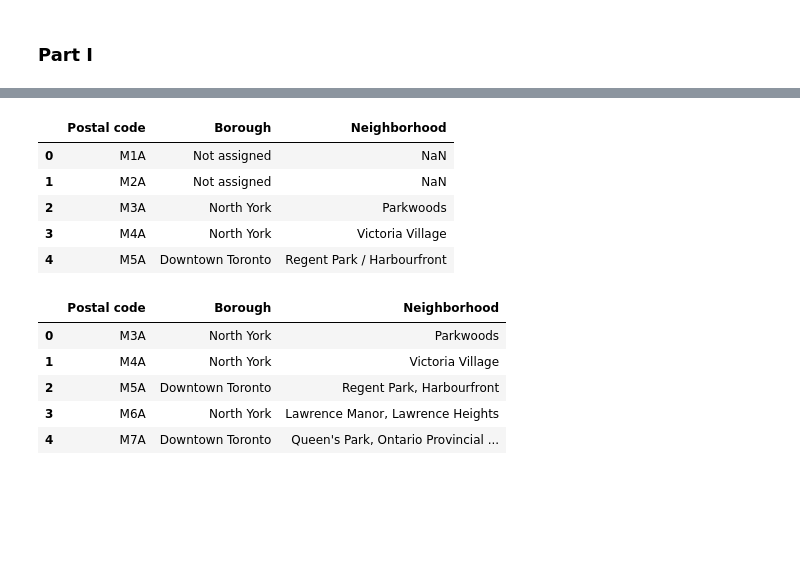
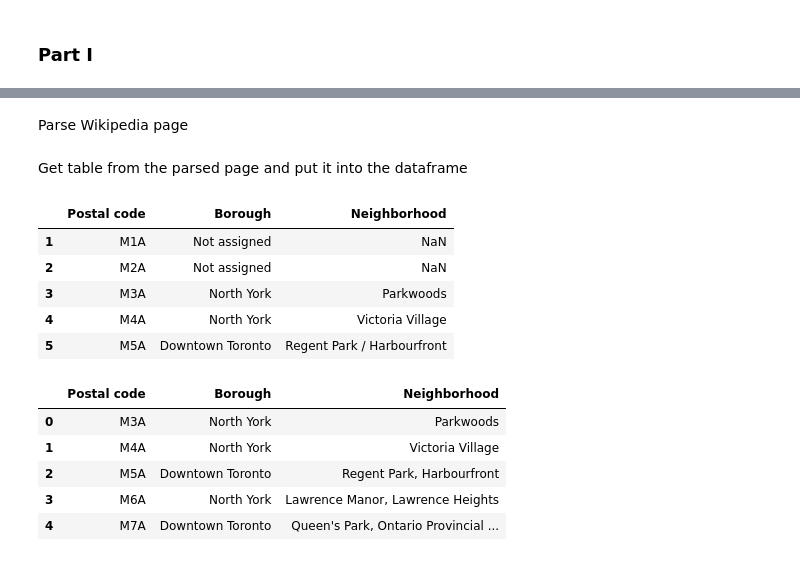
Before and after one commit to polinkov/DataScienceCapstone, a Jupyter notebook: Capstone Clustering.ipynb, the cells around one changed output, grey strips where cells are left out. Drawn from its saved outputs; the diff is of its cells as text; code cells hidden in the pictures; blank space fills up the shorter version.

```diff
--- a/Capstone Clustering.ipynb
+++ b/Capstone Clustering.ipynb
@@ -53,4 +56,6 @@ Solving environment: ...working... done
 Libraries imported.
+# %% [markdown]
+Parse Wikipedia page
 # %%
 page = requests.get('https://en.wikipedia.org/wiki/List_of_postal_codes_of_Canada:_M')
 soup = BeautifulSoup(page.text,'html.parser')
@@ -59,14 +62,17 @@ soup = BeautifulSoup(page.text,'html.parser')
+# %% [markdown]
+Get table from the parsed page and put it into the dataframe
 # %%
 df=pd.read_html(str(soup.table))[0]
+
+#The column headings are brought in as row 0, so make column titles, drop the 0th record, and reset the index
 df.columns=['Postal code','Borough','Neighborhood']
 df.drop(index=0,inplace=True)
-df.reset_index(drop=True,inplace=True)
 df.head()
 # %% [output]
 |  | Postal code | Borough | Neighborhood |
-| 0 | M1A | Not assigned | NaN |
-| 1 | M2A | Not assigned | NaN |
-| 2 | M3A | North York | Parkwoods |
-| 3 | M4A | North York | Victoria Village |
-| 4 | M5A | Downtown Toronto | Regent Park / Harbourfront |
+| 1 | M1A | Not assigned | NaN |
+| 2 | M2A | Not assigned | NaN |
+| 3 | M3A | North York | Parkwoods |
+| 4 | M4A | North York | Victoria Village |
+| 5 | M5A | Downtown Toronto | Regent Park / Harbourfront |
 # %%
```
Also changed, not shown: parts of 44 cells of this notebook.
